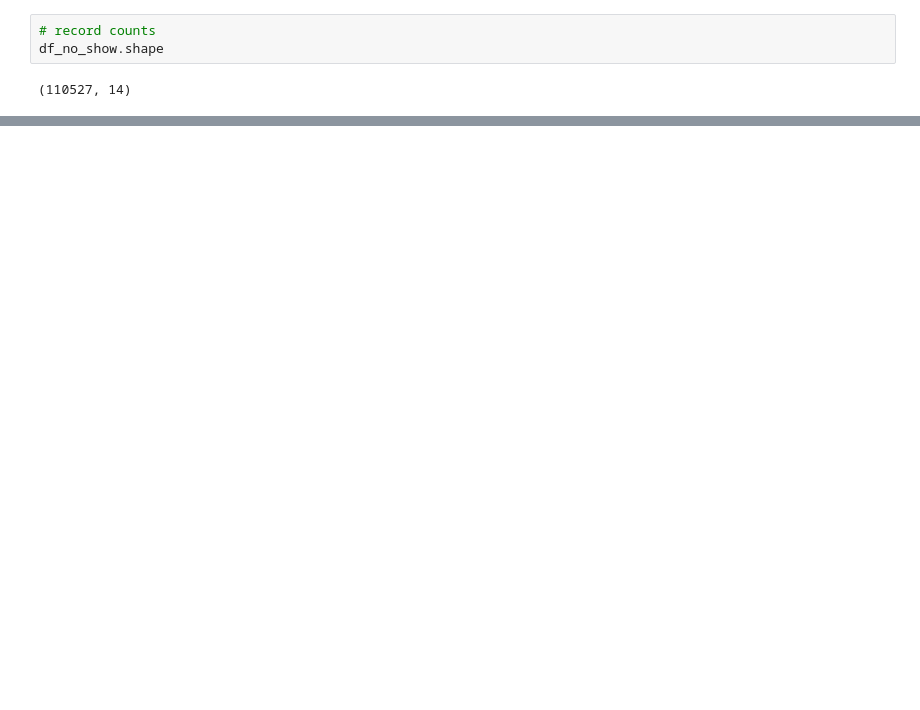
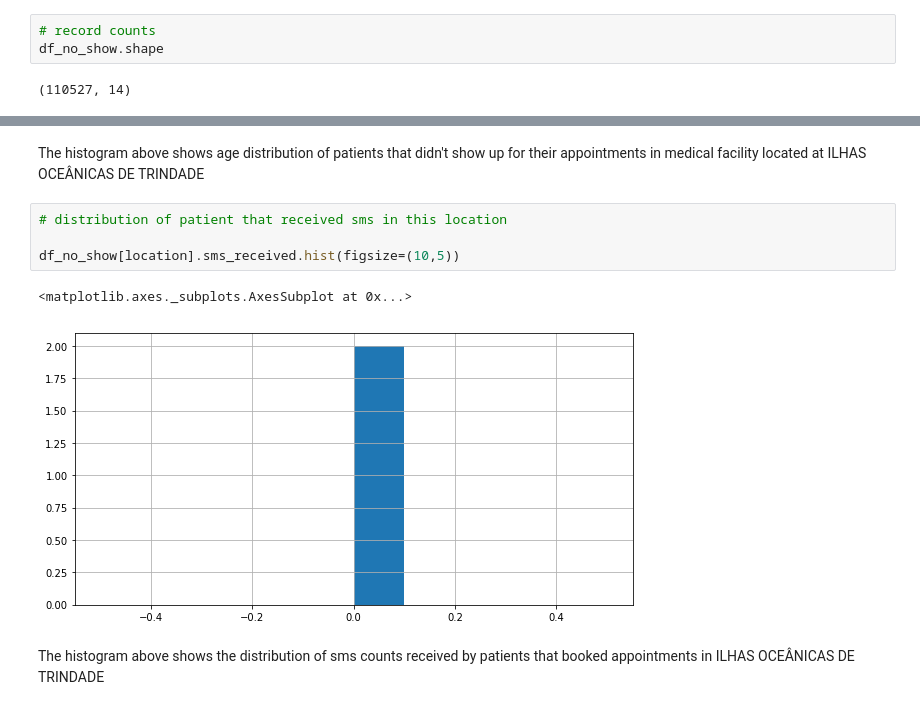
Before and after one commit to Gab001-data/Investigate-a-dataset, a Jupyter notebook: Investigate_a_Dataset.ipynb, the cells around one changed output, grey strips where cells are left out. Saved outputs shown, nothing was run; the diff lists cells and outputs as text; blank space fills up the shorter version.

```diff
--- a/Investigate_a_Dataset.ipynb
+++ b/Investigate_a_Dataset.ipynb
@@ -147,0 +295,11 @@ TypeError: Cannot interpret '<attribute 'dtype' of 'numpy.generic' objects>' as
+# %% [markdown]
+The histogram above shows age distribution of patients that didn't show up for their appointments in medical facility located at ILHAS OCEÂNICAS DE TRINDADE
+# %%
+# distribution of patient that received sms in this location
+
+df_no_show[location].sms_received.hist(figsize=(10,5))
+# %% [output]
+<matplotlib.axes._subplots.AxesSubplot at 0x...>
+[figure, added]
+# %% [markdown]
+The histogram above shows the distribution of sms counts received by patients that booked appointments in ILHAS OCEÂNICAS DE TRINDADE
```
Also changed, not shown: parts of 51 cells of this notebook.
